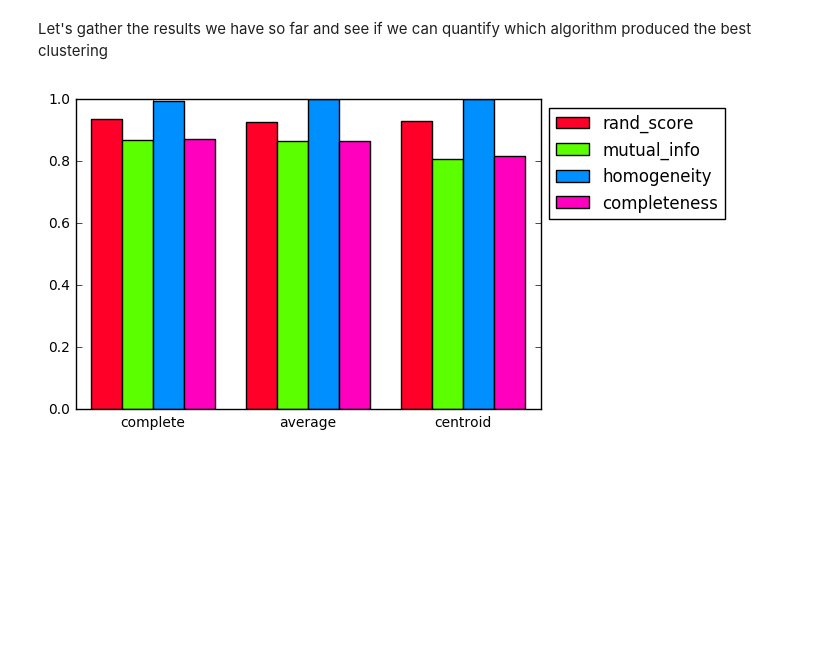
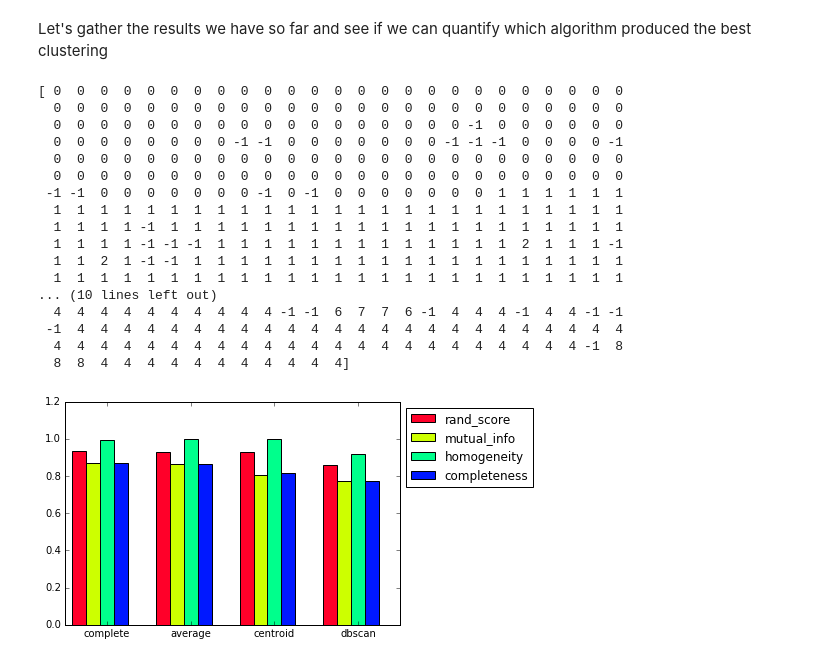
Before and after one commit to nlesc-sherlock/cluster-analysis, a Jupyter notebook: clustit/Clustering_Pentax.ipynb, the cells around one changed output. Cells and saved outputs as stored; diff of their text form; code cells hidden in the pictures; blank space fills up the shorter version.

Commit message:
removed redundant agglomerative, added simple dbscan to ipython

```diff
--- a/clustit/Clustering_Pentax.ipynb
+++ b/clustit/Clustering_Pentax.ipynb
@@ -139,37 +139,59 @@ print(labels_centroid)
  10 10 10 10 18 10 10 10 15 12 10 11 10]
 # %% [markdown]
 Let's gather the results we have so far and see if we can quantify which algorithm produced the best clustering
+# %%
+from clustit.algorithms import dbscan
+labels_dbscan = dbscan(distance_matrix=pentax_matrix, threshold=None)
+print(labels_dbscan)
+# %% [output]
+[ 0  0  0  0  0  0  0  0  0  0  0  0  0  0  0  0  0  0  0  0  0  0  0  0  0
+  0  0  0  0  0  0  0  0  0  0  0  0  0  0  0  0  0  0  0  0  0  0  0  0  0
+  0  0  0  0  0  0  0  0  0  0  0  0  0  0  0  0  0  0 -1  0  0  0  0  0  0
+  0  0  0  0  0  0  0  0 -1 -1  0  0  0  0  0  0  0 -1 -1 -1  0  0  0  0 -1
+  0  0  0  0  0  0  0  0  0  0  0  0  0  0  0  0  0  0  0  0  0  0  0  0  0
+  0  0  0  0  0  0  0  0  0  0  0  0  0  0  0  0  0  0  0  0  0  0  0  0  0
+ -1 -1  0  0  0  0  0  0  0 -1  0 -1  0  0  0  0  0  0  0  1  1  1  1  1  1
+  1  1  1  1  1  1  1  1  1  1  1  1  1  1  1  1  1  1  1  1  1  1  1  1  1
+  1  1  1  1 -1  1  1  1  1  1  1  1  1  1  1  1  1  1  1  1  1  1  1  1  1
+  1  1  1  1 -1 -1 -1  1  1  1  1  1  1  1  1  1  1  1  1  1  2  1  1  1 -1
+  1  1  2  1 -1 -1  1  1  1  1  1  1  1  1  1  1  1  1  1  1  1  1  1  1  1
+  1  1  1  1  1  1  1  1  1  1  1  1  1  1  1  1  1  1  1  1  1  1  1  1  1
+... (10 lines left out)
+  4  4  4  4  4  4  4  4  4  4 -1 -1  6  7  7  6 -1  4  4  4 -1  4  4 -1 -1
+ -1  4  4  4  4  4  4  4  4  4  4  4  4  4  4  4  4  4  4  4  4  4  4  4  4
+  4  4  4  4  4  4  4  4  4  4  4  4  4  4  4  4  4  4  4  4  4  4  4 -1  8
+  8  8  4  4  4  4  4  4  4  4  4  4  4]
 # %%
 from clustit import metrics
-algorithms = ['complete', 'average', 'centroid']
-labels = [labels_complete, labels_average, labels_centroid]
+algorithms = ['complete', 'average', 'centroid', 'dbscan']
+labels = [labels_complete, labels_average, labels_centroid, labels_dbscan]
 metric = ['rand_score', 'mutual_info', 'homogeneity', 'completeness']
 results = {i:[] for i in metric}
 
 for k,v in zip(algorithms, labels):
     results['rand_score'].append(metrics.adjusted_rand_score(ground_truth_labels, v))
     results['mutual_info'].append(metrics.adjusted_mutual_info_score(ground_truth_labels, v))
     results['homogeneity'].append(metrics.homogeneity_score(ground_truth_labels, v))
     results['completeness'].append(metrics.completeness_score(ground_truth_labels, v))
 
 def plot_results(algorithms, metric, results):
     """
     Function that creates a bar char for a list of algorithms
     that have been benchmarked using a list of metrics.
     Results is a dictionary with metrics as keys, values are lists
     that contain one value per algorithm.
     """
     width = 1.0/(len(algorithms)+2)                             #width that leaves bar of whitespace between groups
     x_ind = numpy.arange(len(algorithms)) + 0.5*width           #0.5 width is to make bargroup centered on its tick
     bars = []
     for i in range(len(metric)):
         color = 1.0/len(x_ind)*i                                #map i into [0,1] to get distinct colors
         bars.append(pyplot.bar(x_ind+i*width, results[metric[i]], width=width, color=pyplot.cm.gist_rainbow(color)))
     ax = pyplot.gcf().gca()
     ax.set_xticks(x_ind + (len(x_ind)/float(2)+0.5)*width)      #nicely center the xticks among the bars
     ax.set_xticklabels(algorithms)
     ax.legend(bars, metric, loc='upper left', bbox_to_anchor=(1, 1))
 
 plot_results(algorithms, metric, results)
 # %% [output]
-[figure, old version]
+[figure, new version]
```
Also changed, not shown: parts of 3 cells of this notebook, 2 other files.
